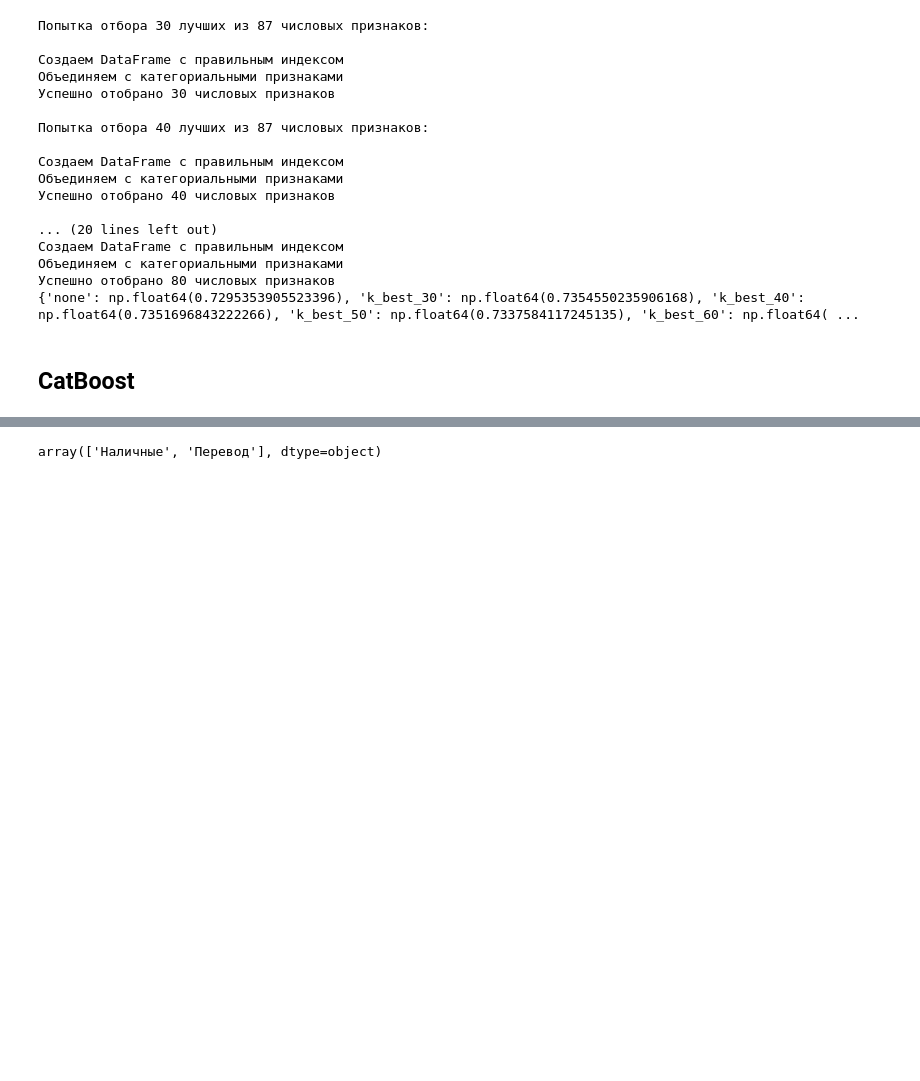
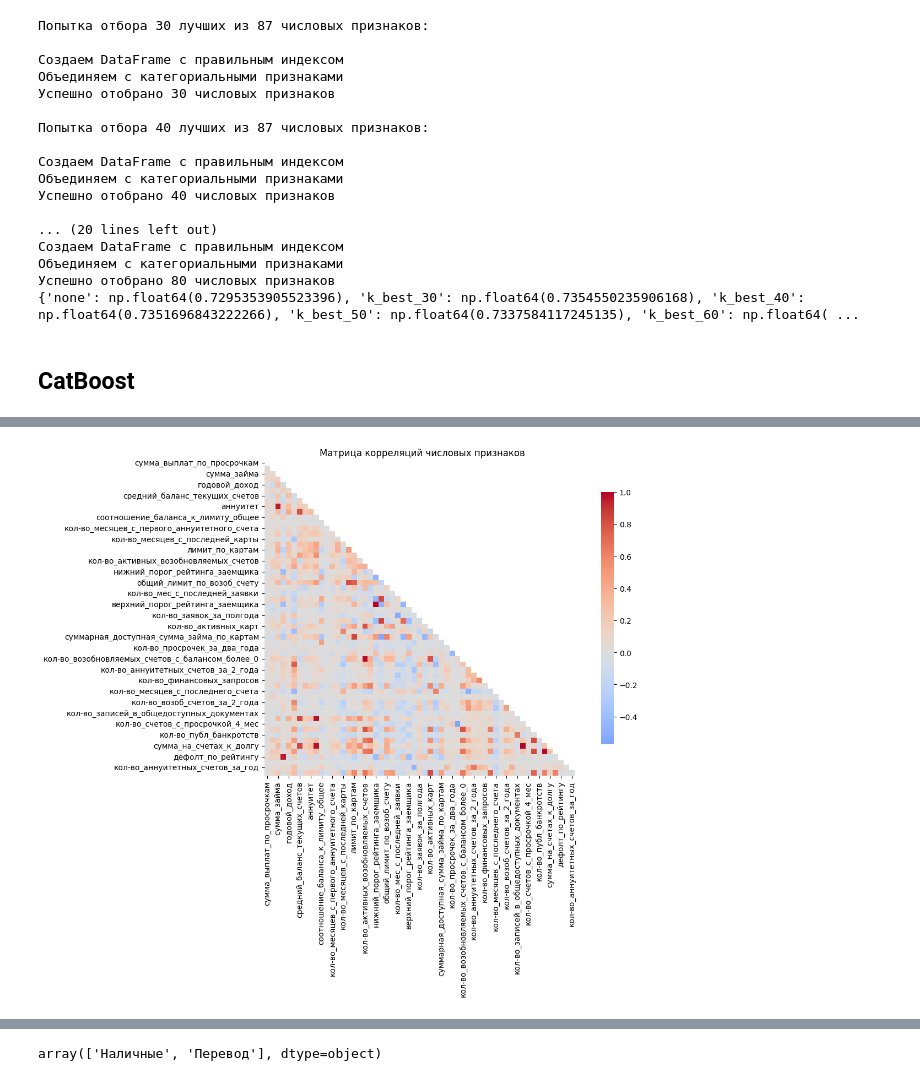
Before and after one commit to skytecat/CreditScoring, a Jupyter notebook: credit_scoring.ipynb, the cells around one changed output, grey strips where cells are left out. Drawn from its saved outputs; the diff is of its cells as text; code cells hidden in the pictures; blank space fills up the shorter version.

Commit message:
correlations

```diff
--- a/credit_scoring.ipynb
+++ b/credit_scoring.ipynb
@@ -1213,9 +1228,9 @@ def get_features_to_remove(importance_df, method='percentile', **kwargs):
 # %%
-import pandas as pd
-import numpy as np
-import matplotlib.pyplot as plt
+# import pandas as pd
+# import numpy as np
+# import matplotlib.pyplot as plt
 import seaborn as sns
-from sklearn.preprocessing import StandardScaler
+# from sklearn.preprocessing import StandardScaler
 
 def analyze_feature_correlations(X, selected_features=None, threshold=0.95, plot=True, figsize=(12, 10)):
     """
@@ -1361,8 +1376,7 @@ def get_top_correlated_pairs(corr_matrix, top_n=20):
 
     return pairs[:top_n]
 
-# Пример использования:
-"""
+
 # Анализ корреляций для всех числовых признаков
 high_corr_pairs, corr_matrix = analyze_feature_correlations(X_train, threshold=0.95)
 
@@ -1383,58 +1397,58 @@ all_features = X_train.select_dtypes(include=[np.number]).columns.tolist()
 features_to_keep = [f for f in all_features if f not in features_to_remove]
 print(f"\nПризнаков оставлено: {len(features_to_keep)}")
 print(f"Признаков удалено: {len(features_to_remove)}")
-"""
 
-# Расширенная функция для анализа корреляций с конкретными признаками
-def analyze_correlations_with_target(X, y, top_n=20):
-    """
-    Анализ корреляций признаков с целевой переменной
+# # Расширенная функция для анализа корреляций с конкретными признаками
+# def analyze_correlations_with_target(X, y, top_n=20):
+#     """
+#     Анализ корреляций признаков с целевой переменной
 
-    Параметры:
-    X: DataFrame - признаки
-    y: Series - целевая переменная
-    top_n: int - количество топ признаков
+#     Параметры:
+#     X: DataFrame - признаки
+#     y: Series - целевая переменная
+#     top_n: int - количество топ признаков
 
-    Возвращает:
-    target_correlations: DataFrame - корреляции с целевой переменной
-    """
+#     Возвращает:
+#     target_correlations: DataFrame - корреляции с целевой переменной
+#     """
 
-    # Выбираем числовые признаки
-    numeric_features = X.select_dtypes(include=[np.number]).columns.tolist()
+#     # Выбираем числовые признаки
+#     numeric_features = X.select_dtypes(include=[np.number]).columns.tolist()
 
-    # Создаем DataFrame с признаками и целевой переменной
-    df_combined = X[numeric_features].copy()
-    df_combined['target'] = y
+#     # Создаем DataFrame с признаками и целевой переменной
+#     df_combined = X[numeric_features].copy()
+#     df_combined['target'] = y
 
-    # Заполнение пропусков
-    df_combined = df_combined.fillna(df_combined.median())
+#     # Заполнение пропусков
+#     df_combined = df_combined.fillna(df_combined.median())
 
-    # Вычисление корреляций с целевой переменной
-    target_corr = df_combined.corr()['target'].drop('target').abs()
+#     # Вычисление корреляций с целевой переменной
+#     target_corr = df_combined.corr()['target'].drop('target').abs()
 
-    # Сортировка
-    target_correlations = target_corr.sort_values(ascending=False)
+#     # Сортировка
+#     target_correlations = target_corr.sort_values(ascending=False)
 
-    print(f"Топ {top_n} признаков по корреляции с целевой переменной:")
-    print("-" * 50)
-    for i, (feature, corr) in enumerate(target_correlations.head(top_n).items(), 1):
-        original_corr = df_combined[feature].corr(df_combined['target'])
-        print(f"{i:2d}. {feature}: {original_corr:.4f} (|r| = {corr:.4f})")
+#     print(f"Топ {top_n} признаков по корреляции с целевой переменной:")
+#     print("-" * 50)
+#     for i, (feature, corr) in enumerate(target_correlations.head(top_n).items(), 1):
+#         original_corr = df_combined[feature].corr(df_combined['target'])
+#         print(f"{i:2d}. {feature}: {original_corr:.4f} (|r| = {corr:.4f})")
 
-    return target_correlations
+#     return target_correlations
 
-# Пример использования анализа с целевой переменной:
-"""
-target_correlations = analyze_correlations_with_target(X_train, y_train, top_n=15)
+# # Пример использования анализа с целевой переменной:
+# """
+# target_correlations = analyze_correlations_with_target(X_train, y_train, top_n=15)
 
-# Визуализация топ корреляций с целевой переменной
-plt.figure(figsize=(10, 8))
-top_features_target = target_correlations.head(15)
-plt.barh(range(len(top_features_target)), top_features_target.values)
-plt.yticks(range(len(top_features_target)), top_features_target.index)
-plt.xlabel('Абсолютная корреляция с целевой переменной')
-plt.title('Топ 15 признаков по корреляции с целевой переменной')
-plt.gca().invert_yaxis()
-plt.tight_layout()
-plt.show()
-"""
+# # Визуализация топ корреляций с целевой переменной
+# plt.figure(figsize=(10, 8))
+# top_features_target = target_correlations.head(15)
+# plt.barh(range(len(top_features_target)), top_features_target.values)
+# plt.yticks(range(len(top_features_target)), top_features_target.index)
+# plt.xlabel('Абсолютная корреляция с целевой переменной')
+# plt.title('Топ 15 признаков по корреляции с целевой переменной')
+# plt.gca().invert_yaxis()
+# plt.tight_layout()
+# plt.show()
+# """
+# %% [output]
@@ -1440,0 +1456 @@ plt.show()
+[figure, added]
```
Also changed, not shown: parts of 16 cells of this notebook.
